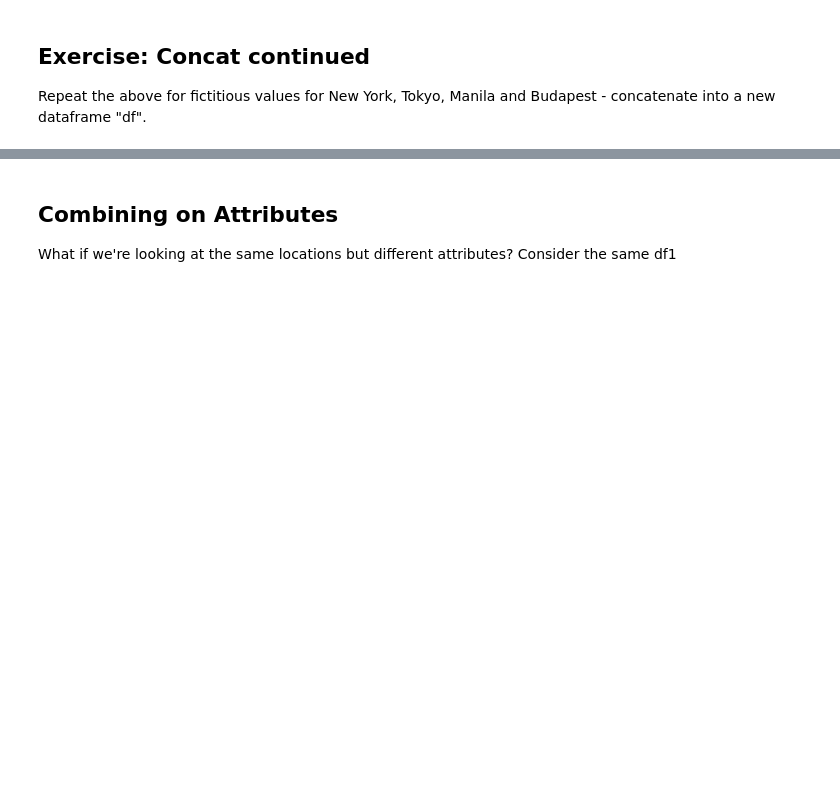
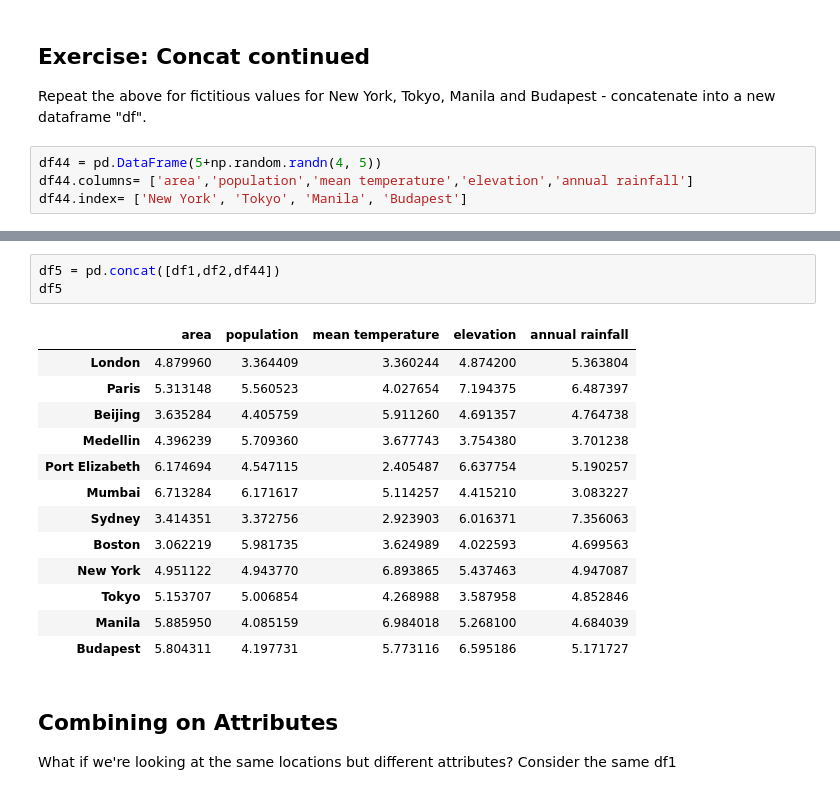
Before and after one commit to awenroberts/QM2, a Jupyter notebook: Copy_of_W6_Merging_and_Joining_in_Python.ipynb, the cells around one changed output, grey strips where cells are left out. Drawn from its saved outputs; the diff is of its cells as text; blank space fills up the shorter version.

```diff
--- a/Copy_of_W6_Merging_and_Joining_in_Python.ipynb
+++ b/Copy_of_W6_Merging_and_Joining_in_Python.ipynb
@@ -154,3 +154,7 @@ df3
 ## Exercise: Concat continued
 
 Repeat the above for fictitious values for New York, Tokyo, Manila and Budapest - concatenate into a new dataframe "df".
+# %%
+df44 = pd.DataFrame(5+np.random.randn(4, 5))
+df44.columns= ['area','population','mean temperature','elevation','annual rainfall']
+df44.index= ['New York', 'Tokyo', 'Manila', 'Budapest']
@@ -157,3 +169,20 @@ Repeat the above for fictitious values for New York, Tokyo, Manila and Budapest
+# %%
+df5 = pd.concat([df1,df2,df44])
+df5
+# %% [output]
+|  | area | population | mean temperature | elevation | annual rainfall |
+| London | 4.879960 | 3.364409 | 3.360244 | 4.874200 | 5.363804 |
+| Paris | 5.313148 | 5.560523 | 4.027654 | 7.194375 | 6.487397 |
+| Beijing | 3.635284 | 4.405759 | 5.911260 | 4.691357 | 4.764738 |
+| Medellin | 4.396239 | 5.709360 | 3.677743 | 3.754380 | 3.701238 |
+| Port Elizabeth | 6.174694 | 4.547115 | 2.405487 | 6.637754 | 5.190257 |
+| Mumbai | 6.713284 | 6.171617 | 5.114257 | 4.415210 | 3.083227 |
+| Sydney | 3.414351 | 3.372756 | 2.923903 | 6.016371 | 7.356063 |
+| Boston | 3.062219 | 5.981735 | 3.624989 | 4.022593 | 4.699563 |
+| New York | 4.951122 | 4.943770 | 6.893865 | 5.437463 | 4.947087 |
+| Tokyo | 5.153707 | 5.006854 | 4.268988 | 3.587958 | 4.852846 |
+| Manila | 5.885950 | 4.085159 | 6.984018 | 5.268100 | 4.684039 |
+| Budapest | 5.804311 | 4.197731 | 5.773116 | 6.595186 | 5.171727 |
 # %% [markdown]
 ## Combining on Attributes
 
```
Also changed, not shown: parts of 42 cells of this notebook.
